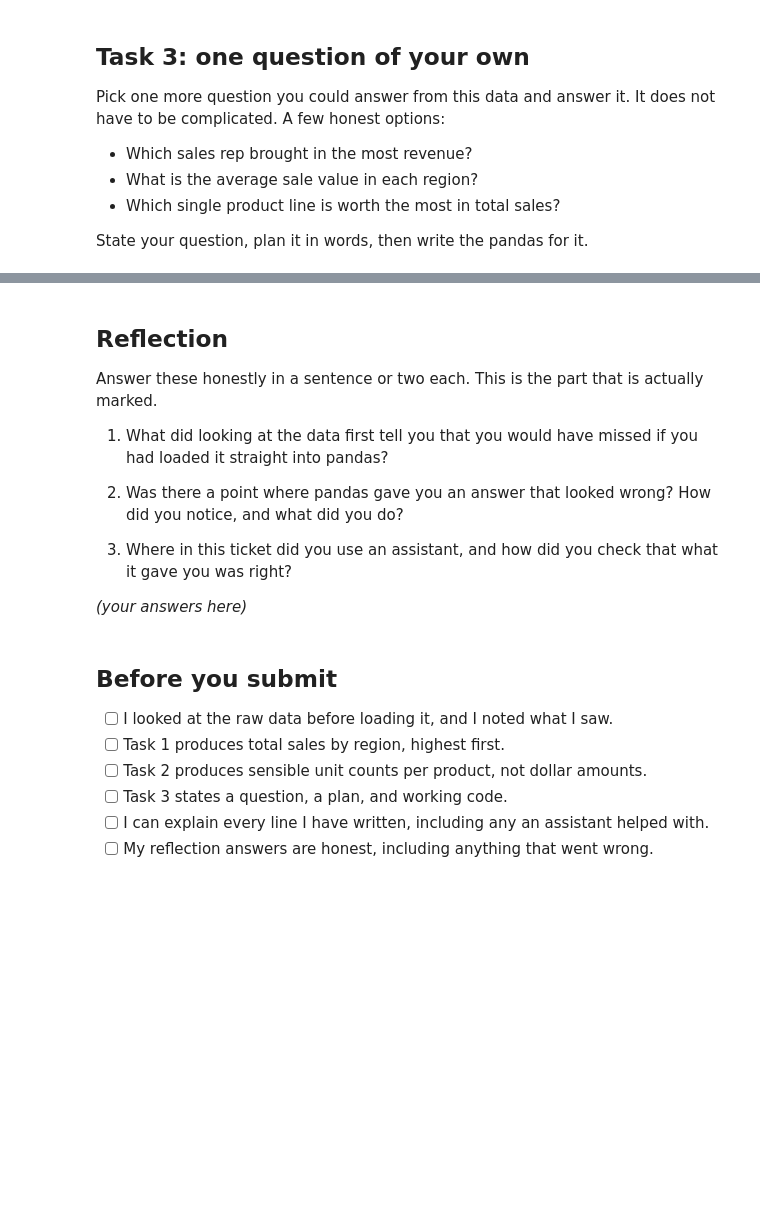
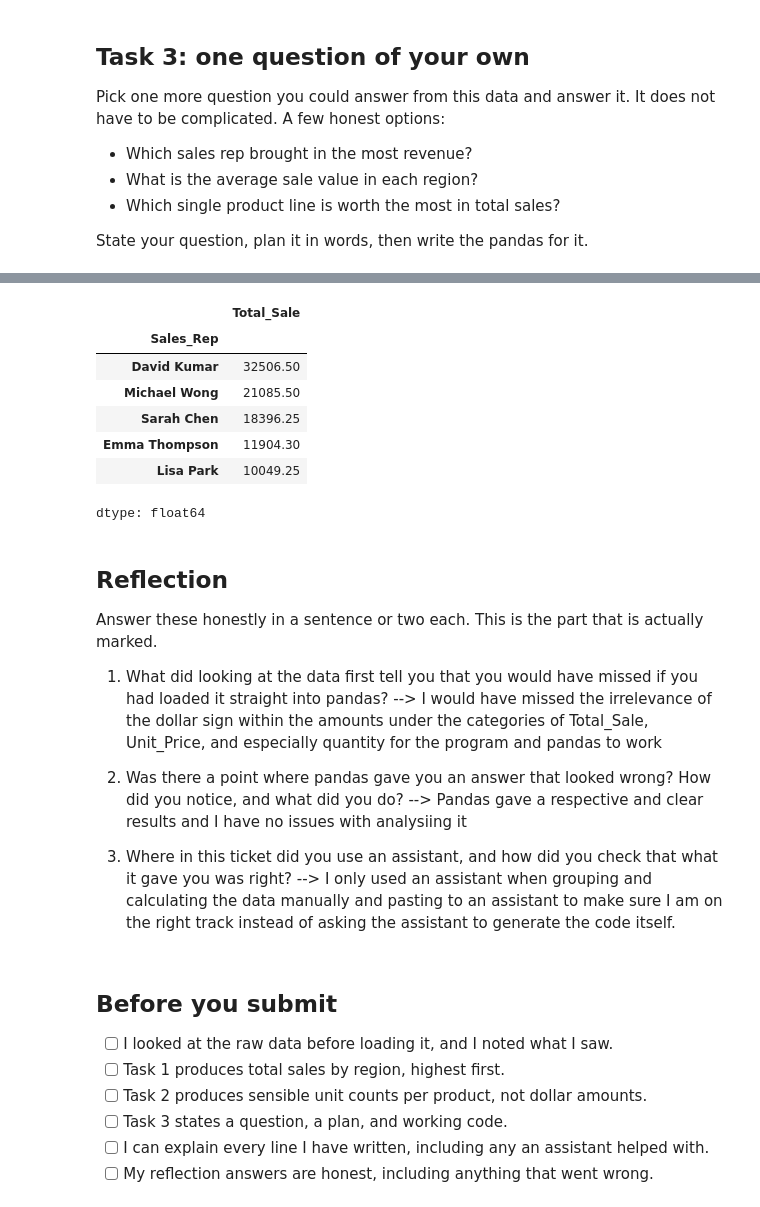
Before and after one commit to LatishaHalim/ISYS2001, a Jupyter notebook: Module 07 - Directing Pandas/lab_ticket_pandas.ipynb, the cells around one changed output, grey strips where cells are left out. Saved outputs shown, nothing was run; the diff lists cells and outputs as text; code cells hidden in the pictures; blank space fills up the shorter version.

```diff
--- a/Module 07 - Directing Pandas/lab_ticket_pandas.ipynb
+++ b/Module 07 - Directing Pandas/lab_ticket_pandas.ipynb
@@ -221,21 +248,33 @@ My question, and my plan:
 # %%
 # Task 3: your own question.
+
+sales_rep_totals_pandas = df.groupby('Sales_Rep')['Total_Sale'].sum()   # Group them by Sales_Rep and total the sales
+sales_rep_totals_pandas = sales_rep_totals_pandas.sort_values(ascending=False)
+
+sales_rep_totals_pandas
+# %% [output]
+|  | Total_Sale |
+| Sales_Rep |  |
+| David Kumar | 32506.50 |
+| Michael Wong | 21085.50 |
+| Sarah Chen | 18396.25 |
+| Emma Thompson | 11904.30 |
+| Lisa Park | 10049.25 |
+dtype: float64
 # %% [markdown]
 ## Reflection
 
 Answer these honestly in a sentence or two each. This is the part that is actually
 marked.
 
-1. What did looking at the data first tell you that you would have missed if you had
-   loaded it straight into pandas?
+1. What did looking at the data first tell you that you would have missed if you had loaded it straight into pandas?
+--> I would have missed  the irrelevance of the dollar sign within the amounts under the categories of Total_Sale, Unit_Price, and especially quantity for the program and pandas to work
 
-2. Was there a point where pandas gave you an answer that looked wrong? How did you
-   notice, and what did you do?
+2. Was there a point where pandas gave you an answer that looked wrong? How did you notice, and what did you do?
+--> Pandas gave a respective and clear results and I have no issues with analysiing it
 
-3. Where in this ticket did you use an assistant, and how did you check that what it
-   gave you was right?
-
-*(your answers here)*
+3. Where in this ticket did you use an assistant, and how did you check that what it gave you was right?
+--> I only used an assistant when grouping and calculating the data manually and pasting to an assistant to make sure I am on the right track instead of asking the assistant to generate the code itself.
 # %% [markdown]
 ## Before you submit
 
```
Also changed, not shown: parts of 2 cells of this notebook.
